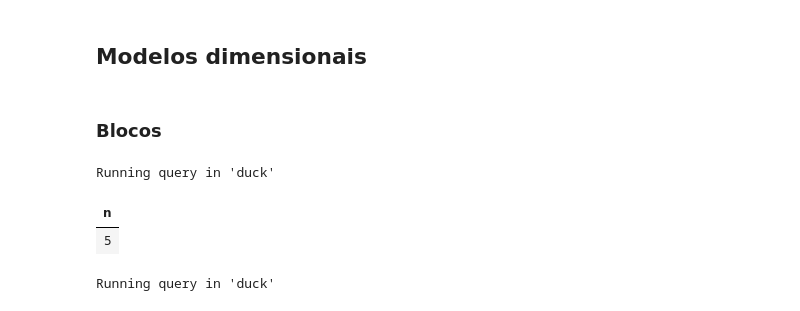
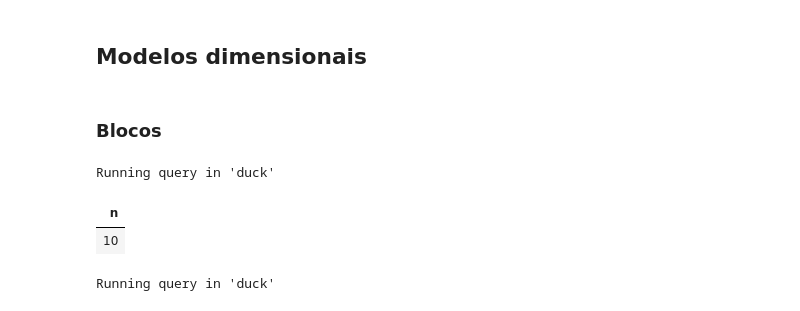
Before and after one commit to busdriverbuddha/tramita, a Jupyter notebook: silver_workbench_camara.ipynb, the cells around one changed output. Cells and saved outputs as stored; diff of their text form; code cells hidden in the pictures.

```diff
--- a/silver_workbench_camara.ipynb
+++ b/silver_workbench_camara.ipynb
@@ -164,14 +164,14 @@ Running query in 'duck'
 # %%
 %%sql
 CREATE OR REPLACE VIEW bronze_camara_blocos AS
-SELECT * FROM parquet_scan("data/bronze/snapshots/bronze-2020-smoke/camara/blocos/details/year=*/part-*.parquet")
+SELECT * FROM parquet_scan("data/bronze/snapshots/bronze-2020-2024-v2/camara/blocos/details/year=*/part-*.parquet")
 WHERE source = 'camara' AND entity = 'blocos';
 
 SELECT COUNT(*) AS n FROM bronze_camara_blocos;
 # %% [output]
 Running query in 'duck'
 | n |
-| 5 |
+| 10 |
 # %%
 %%sql
 DROP TABLE IF EXISTS blocos_camara;
```
Also changed, not shown: parts of 62 cells of this notebook, 14 other files.
